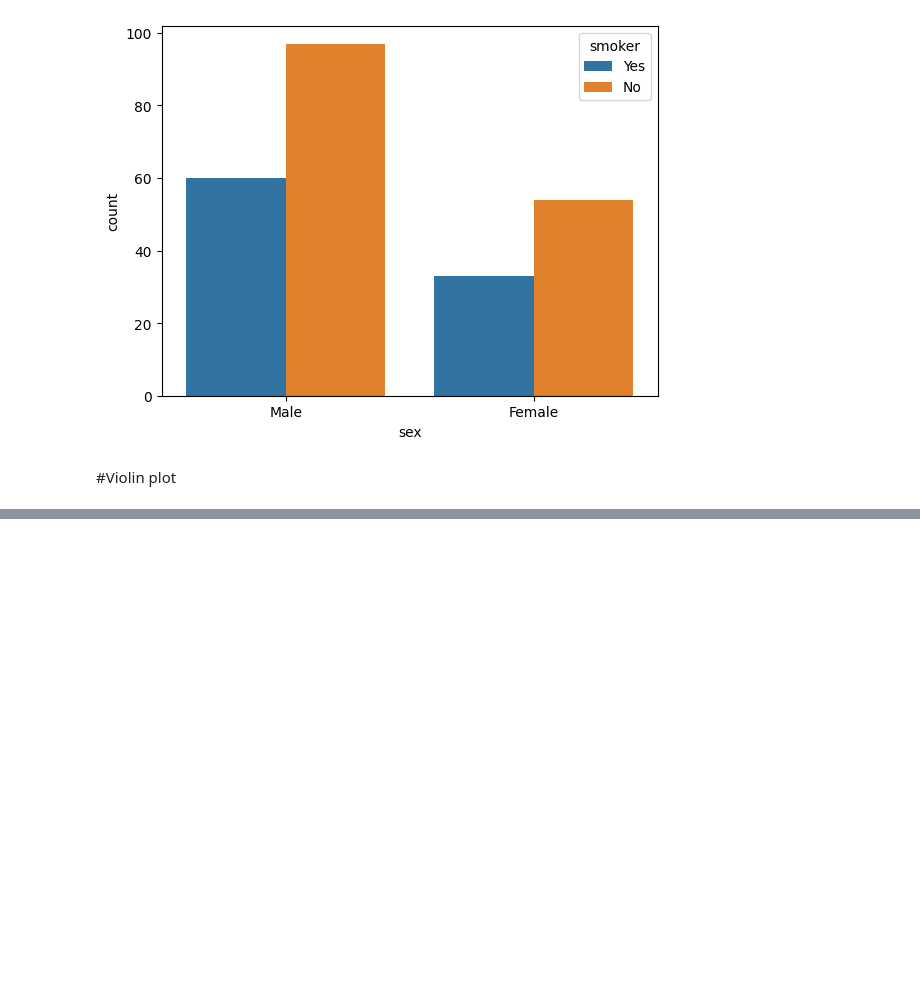
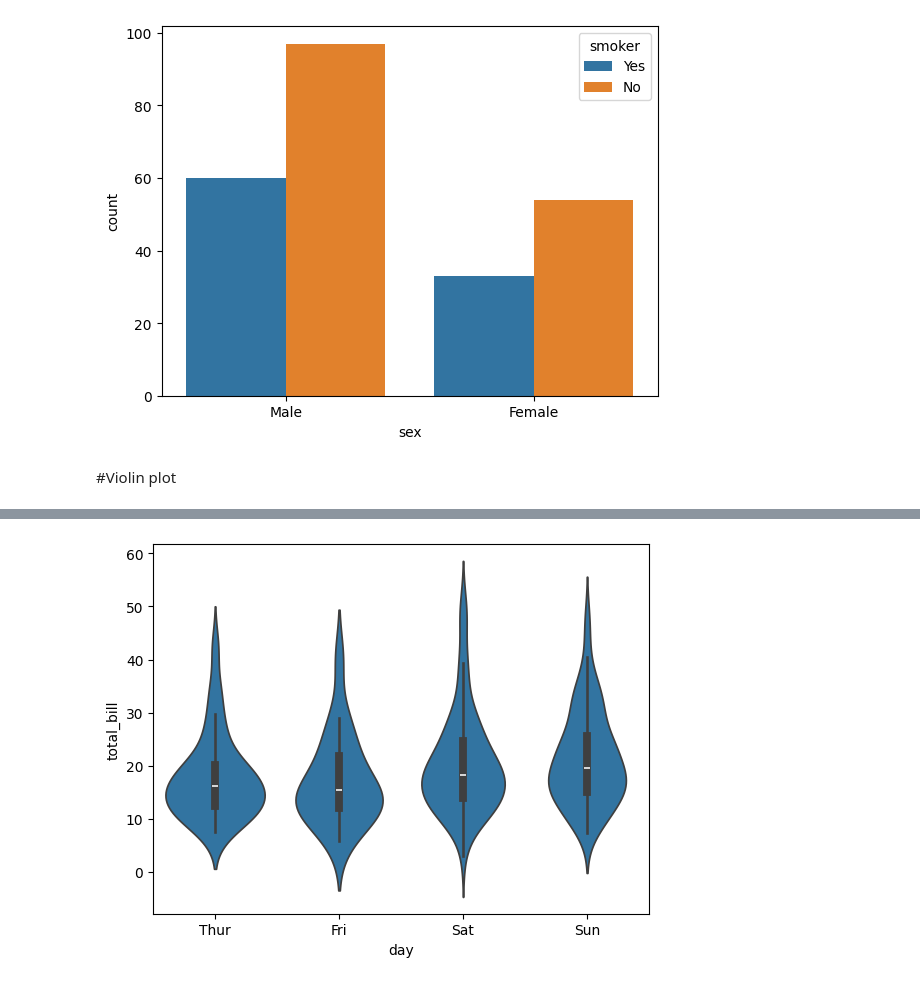
Before and after one commit to ajinkya887/Seaborn-, a Jupyter notebook: Seaborn.ipynb, the cells around one changed output, grey strips where cells are left out. Cells and saved outputs as stored; diff of their text form; code cells hidden in the pictures; blank space fills up the shorter version.

```diff
--- a/Seaborn.ipynb
+++ b/Seaborn.ipynb
@@ -311,0 +317,5 @@ plt.show()
+# %%
+sns.violinplot(x="day", y ="total_bill", data = var)
+plt.show()
+# %% [output]
+[figure, added]
```
Also changed, not shown: parts of 3 cells of this notebook.
